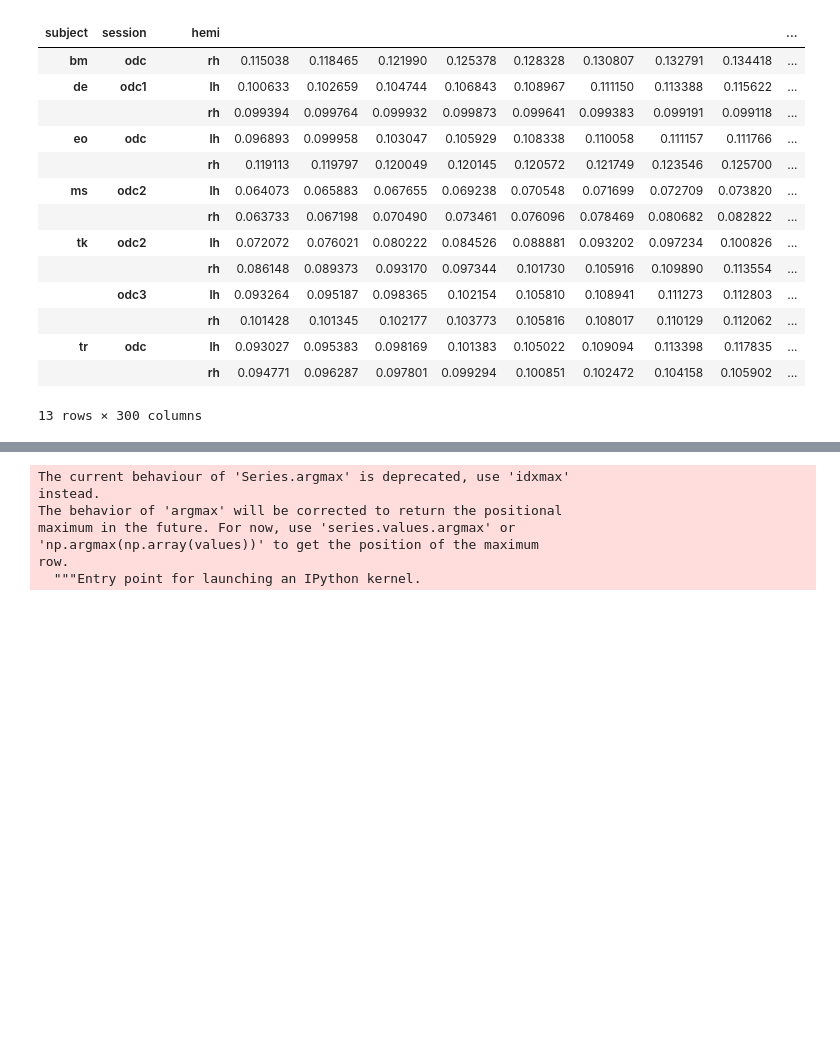
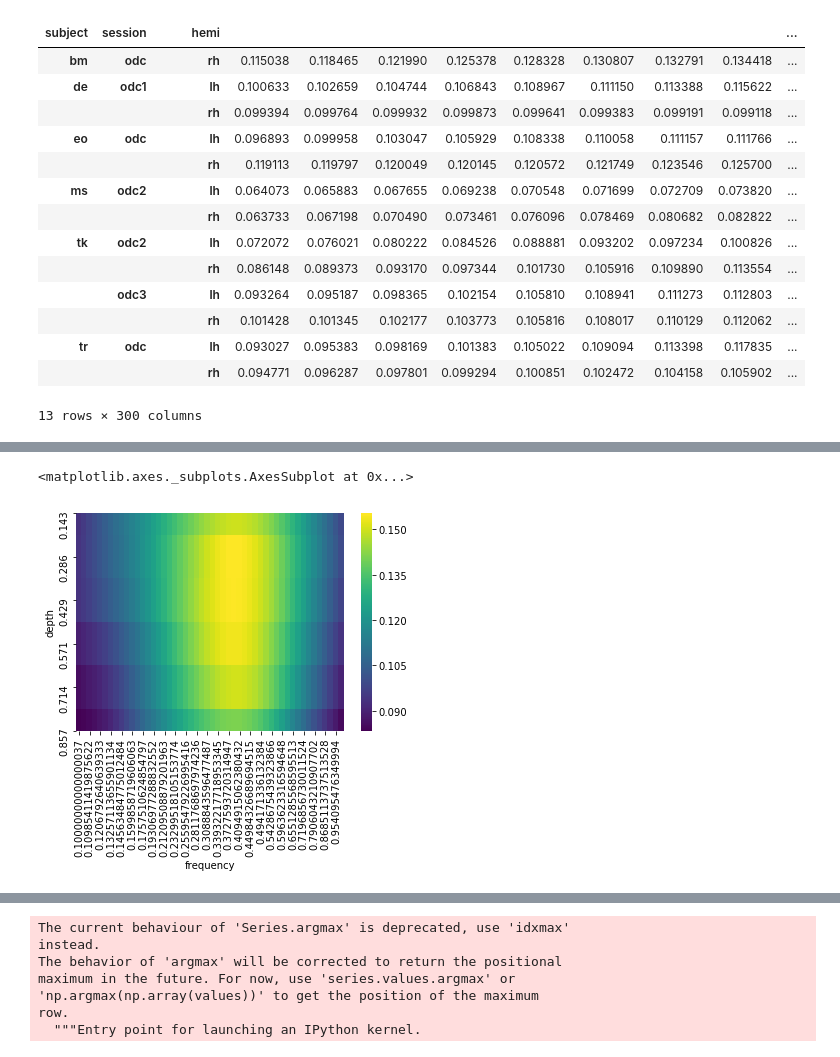
Before and after one commit to VU-Cog-Sci/odc_mapping, a Jupyter notebook: analysis/notebooks/Analyze spatial frequency on surface.ipynb, the cells around one changed output, grey strips where cells are left out. Saved outputs shown, nothing was run; the diff lists cells and outputs as text; code cells hidden in the pictures; blank space fills up the shorter version.

```diff
--- a/analysis/notebooks/Analyze spatial frequency on surface.ipynb
+++ b/analysis/notebooks/Analyze spatial frequency on surface.ipynb
@@ -115,3 +205,8 @@ mean_wl_energie_across_orientations.T.groupby(['subject', 'session', 'hemi']).me
+# %%
+sns.heatmap(mean_wl_energie_across_orientations.mean(1).unstack(), cmap='viridis')
+# %% [output]
+<matplotlib.axes._subplots.AxesSubplot at 0x...>
+[figure, added]
 # %%
 power = mean_wl_energie_across_orientations.T.groupby(['subject', 'session', 'hemi']).mean().stack(['depth', 'frequency'])
 power = power.to_frame('power').reset_index()
```
Also changed, not shown: parts of 20 cells of this notebook, 7 other files.
